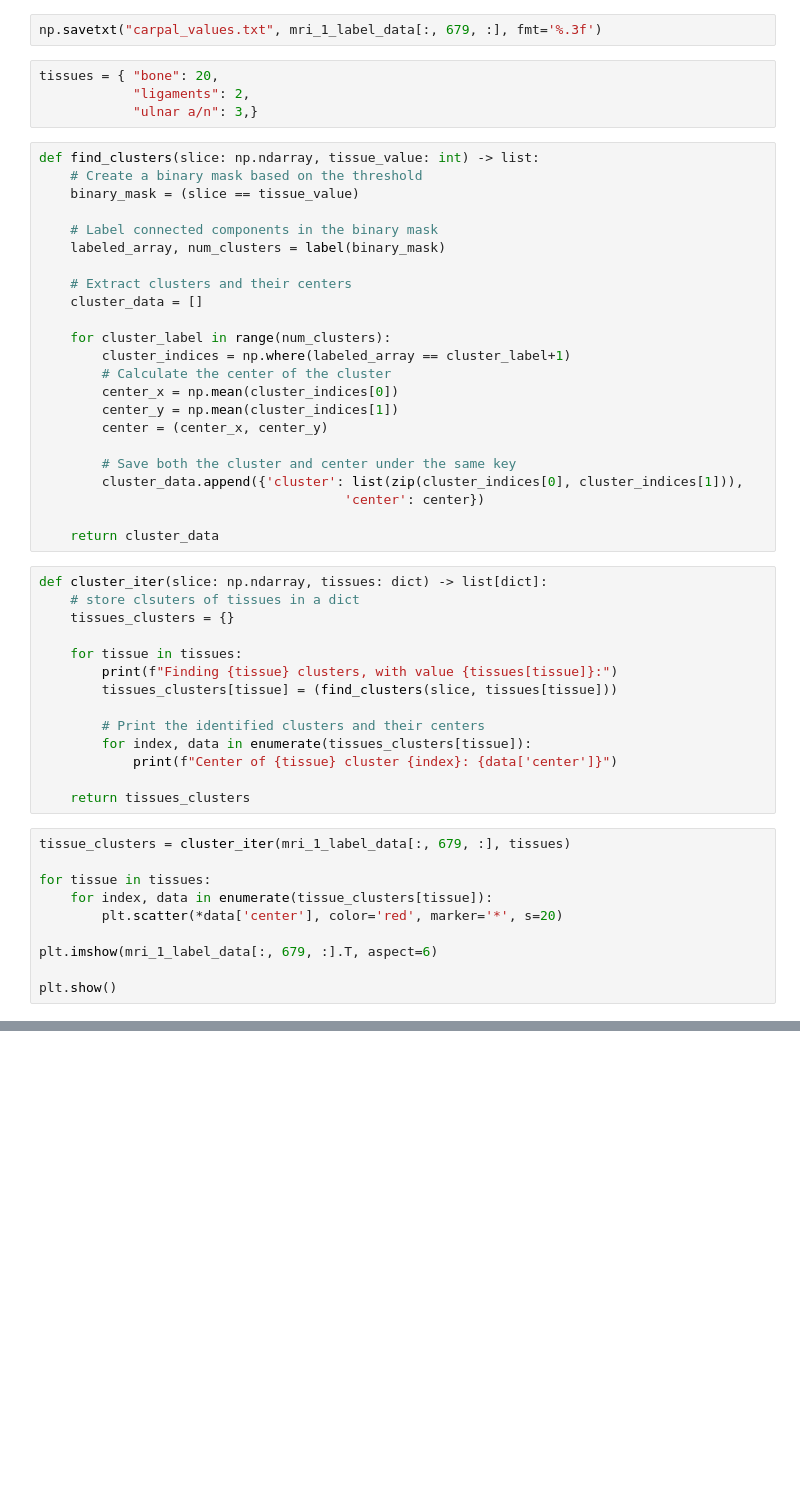
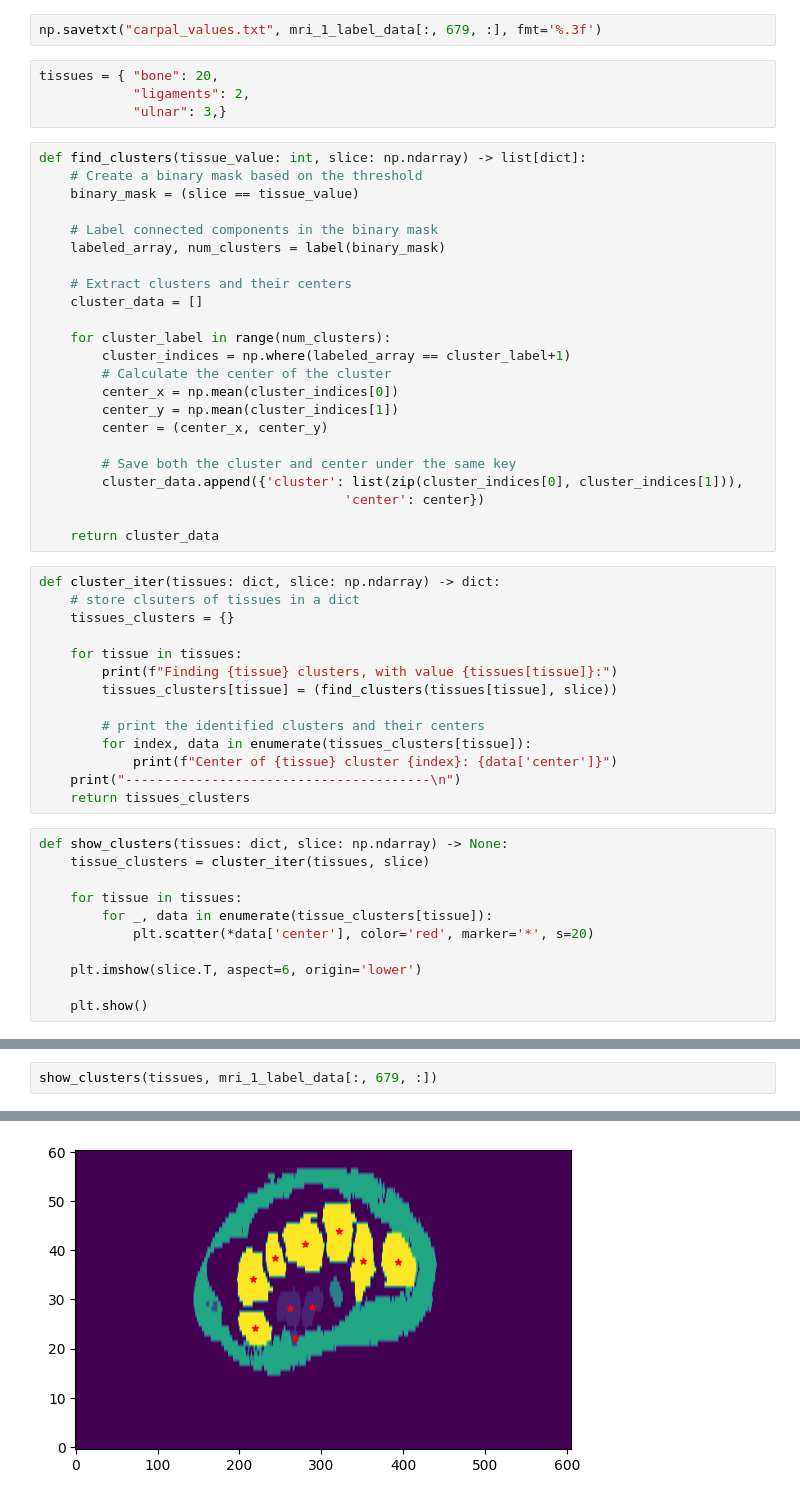
Before and after one commit to carlocagnetta/robotic_nerve_us, a Jupyter notebook: nibabel_visualization/linear_sweep_search.ipynb, the cells around one changed output, grey strips where cells are left out. Cells and saved outputs as stored; diff of their text form; blank space fills up the shorter version.

```diff
--- a/nibabel_visualization/linear_sweep_search.ipynb
+++ b/nibabel_visualization/linear_sweep_search.ipynb
@@ -32,9 +35,9 @@ np.savetxt("carpal_values.txt", mri_1_label_data[:, 679, :], fmt='%.3f')
 # %%
 tissues = { "bone": 20,
             "ligaments": 2,
-            "ulnar a/n": 3,}
+            "ulnar": 3,}
 # %%
-def find_clusters(slice: np.ndarray, tissue_value: int) -> list:
+def find_clusters(tissue_value: int, slice: np.ndarray) -> list[dict]:
     # Create a binary mask based on the threshold
     binary_mask = (slice == tissue_value)
 
@@ -57,26 +60,27 @@ def find_clusters(slice: np.ndarray, tissue_value: int) -> list:
 
     return cluster_data
 # %%
-def cluster_iter(slice: np.ndarray, tissues: dict) -> list[dict]:
+def cluster_iter(tissues: dict, slice: np.ndarray) -> dict:
     # store clsuters of tissues in a dict
     tissues_clusters = {}
 
     for tissue in tissues:
         print(f"Finding {tissue} clusters, with value {tissues[tissue]}:")
-        tissues_clusters[tissue] = (find_clusters(slice, tissues[tissue]))
+        tissues_clusters[tissue] = (find_clusters(tissues[tissue], slice))
 
-        # Print the identified clusters and their centers
+        # print the identified clusters and their centers
         for index, data in enumerate(tissues_clusters[tissue]):
             print(f"Center of {tissue} cluster {index}: {data['center']}")
-
+    print("---------------------------------------\n")
     return tissues_clusters
 # %%
-tissue_clusters = cluster_iter(mri_1_label_data[:, 679, :], tissues)
+def show_clusters(tissues: dict, slice: np.ndarray) -> None:
+    tissue_clusters = cluster_iter(tissues, slice)
 
-for tissue in tissues:
-    for index, data in enumerate(tissue_clusters[tissue]):
-        plt.scatter(*data['center'], color='red', marker='*', s=20)
+    for tissue in tissues:
+        for _, data in enumerate(tissue_clusters[tissue]):
+            plt.scatter(*data['center'], color='red', marker='*', s=20)
 
-plt.imshow(mri_1_label_data[:, 679, :].T, aspect=6)
+    plt.imshow(slice.T, aspect=6, origin='lower')
 
-plt.show()
+    plt.show()
@@ -97,0 +87,3 @@ Center of ulnar a/n cluster 0: (267.5833333333333, 22.25)
+# %%
+show_clusters(tissues, mri_1_label_data[:, 679, :])
+# %% [output]
@@ -97,0 +104 @@ Center of ulnar a/n cluster 0: (267.5833333333333, 22.25)
+[figure, added]
```
Also changed, not shown: parts of 15 cells of this notebook.
